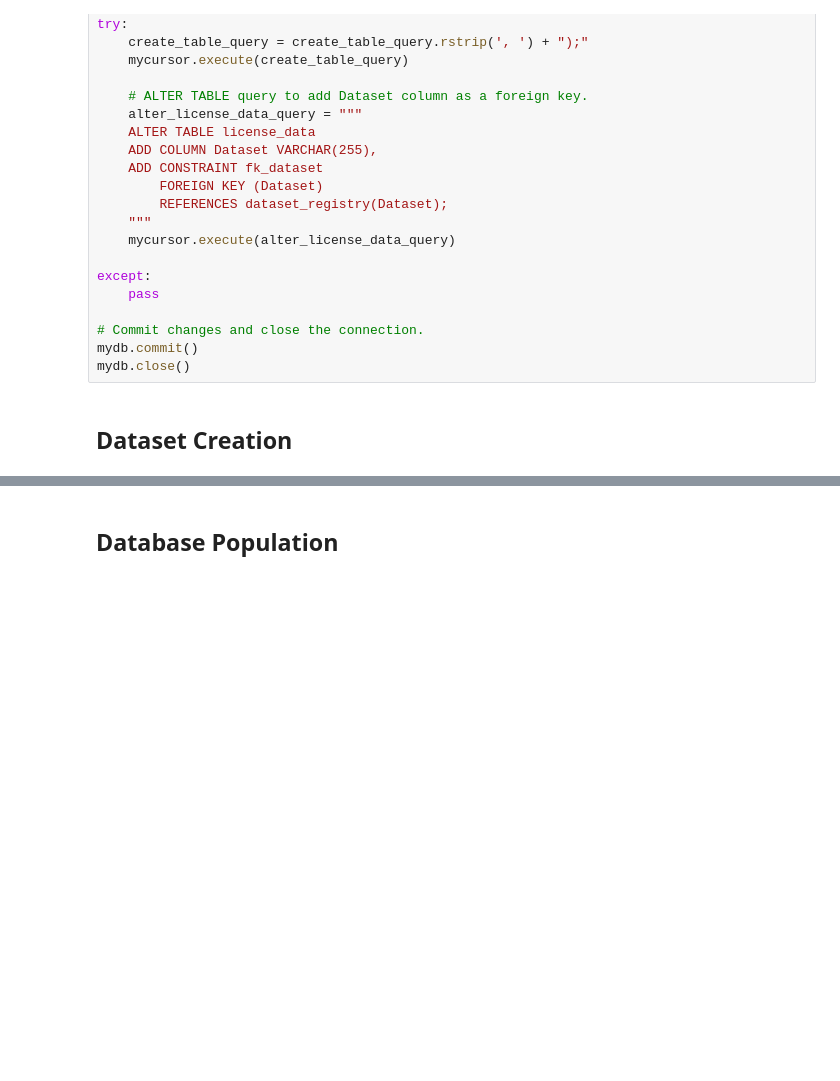
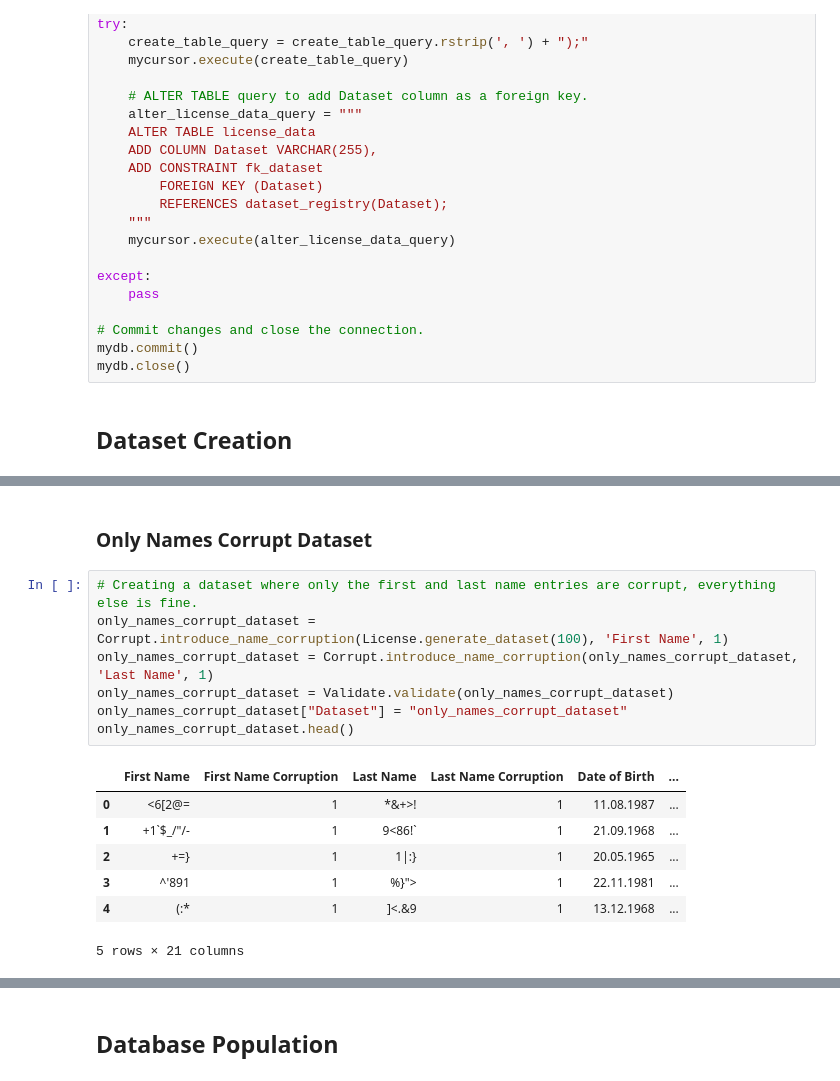
Before and after one commit to AatishDA1/PracticeSDProject, a Jupyter notebook: SyntheticData/DataExport/license_df_mySQL_v2.ipynb, the cells around one changed output, grey strips where cells are left out. Cells and saved outputs as stored; diff of their text form; blank space fills up the shorter version.

```diff
--- a/SyntheticData/DataExport/license_df_mySQL_v2.ipynb
+++ b/SyntheticData/DataExport/license_df_mySQL_v2.ipynb
@@ -167,0 +200,17 @@ all_corrupt_dataset.head()
+# %% [markdown]
+### Only Names Corrupt Dataset
+# %%
+# Creating a dataset where only the first and last name entries are corrupt, everything else is fine.
+only_names_corrupt_dataset = Corrupt.introduce_name_corruption(License.generate_dataset(100), 'First Name', 1)
+only_names_corrupt_dataset = Corrupt.introduce_name_corruption(only_names_corrupt_dataset, 'Last Name', 1)
+only_names_corrupt_dataset = Validate.validate(only_names_corrupt_dataset)
+only_names_corrupt_dataset["Dataset"] = "only_names_corrupt_dataset"
+only_names_corrupt_dataset.head()
+# %% [output]
+|  | First Name | First Name Corruption | Last Name | Last Name Corruption | Date of Birth | ... |
+| 0 | <6[2@= | 1 | *&+>! | 1 | 11.08.1987 | ... |
+| 1 | +1`$_/"/- | 1 | 9<86!` | 1 | 21.09.1968 | ... |
+| 2 | +=} | 1 | 1|:} | 1 | 20.05.1965 | ... |
+| 3 | ^'891 | 1 | %}"> | 1 | 22.11.1981 | ... |
+| 4 | (:* | 1 | ]<.&9 | 1 | 13.12.1968 | ... |
+5 rows × 21 columns
```
Also changed, not shown: parts of 14 cells of this notebook.
